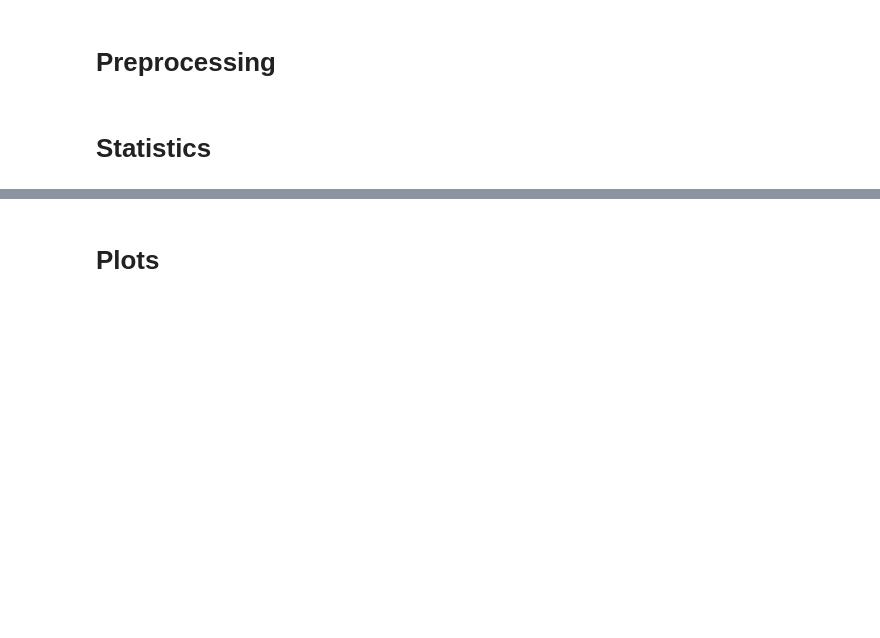
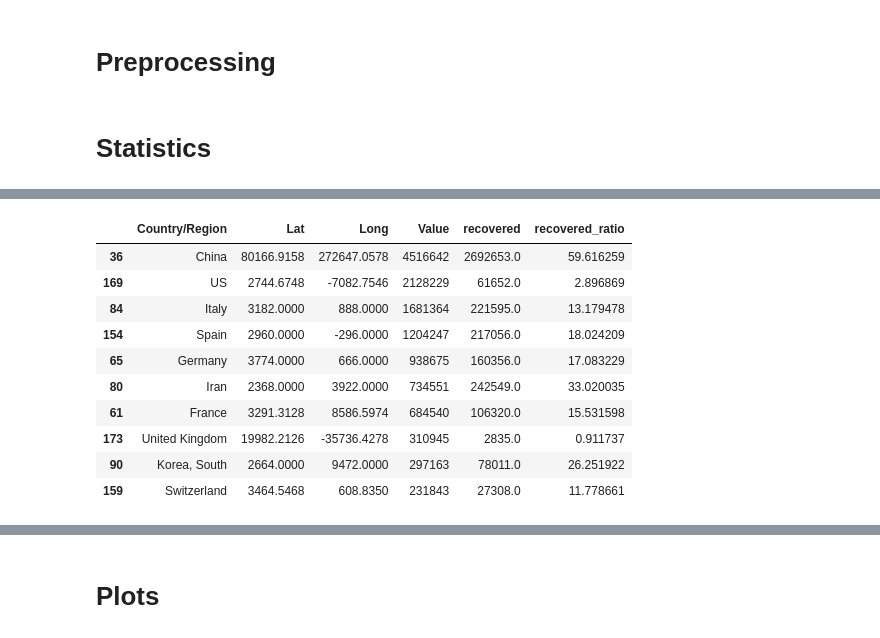
Before and after one commit to An-Dang/COVID-19-Dashboard, a Jupyter notebook: notebook/COVID-19-graphs.ipynb, the cells around one changed output, grey strips where cells are left out. Drawn from its saved outputs; the diff is of its cells as text; code cells hidden in the pictures; blank space fills up the shorter version.

```diff
--- a/notebook/COVID-19-graphs.ipynb
+++ b/notebook/COVID-19-graphs.ipynb
@@ -85,0 +98,7 @@ transformed_covid_conf.groupby(
+# %%
+# Get top 10 conf Countries as list
+top_10_conf_list = top_10_countries(top_conf)
+
+# Filter recovered Countries by top 10 conf
+tmp_1 = top_recov[top_recov['Country/Region'].isin(top_10_conf_list)]
+tmp_1
@@ -85,0 +117,19 @@ transformed_covid_conf.groupby(
+# %%
+# combine the values in one df
+
+top_conf['recovered'] = tmp_1['Value']
+top_conf['recovered_ratio'] = top_conf.recovered/top_conf.Value*100
+
+top_conf[:10]
+# %% [output]
+|  | Country/Region | Lat | Long | Value | recovered | recovered_ratio |
+| 36 | China | 80166.9158 | 272647.0578 | 4516642 | 2692653.0 | 59.616259 |
+| 169 | US | 2744.6748 | -7082.7546 | 2128229 | 61652.0 | 2.896869 |
+| 84 | Italy | 3182.0000 | 888.0000 | 1681364 | 221595.0 | 13.179478 |
+| 154 | Spain | 2960.0000 | -296.0000 | 1204247 | 217056.0 | 18.024209 |
+| 65 | Germany | 3774.0000 | 666.0000 | 938675 | 160356.0 | 17.083229 |
+| 80 | Iran | 2368.0000 | 3922.0000 | 734551 | 242549.0 | 33.020035 |
+| 61 | France | 3291.3128 | 8586.5974 | 684540 | 106320.0 | 15.531598 |
+| 173 | United Kingdom | 19982.2126 | -35736.4278 | 310945 | 2835.0 | 0.911737 |
+| 90 | Korea, South | 2664.0000 | 9472.0000 | 297163 | 78011.0 | 26.251922 |
+| 159 | Switzerland | 3464.5468 | 608.8350 | 231843 | 27308.0 | 11.778661 |
```
Also changed, not shown: parts of 22 cells of this notebook, 8 other files.
